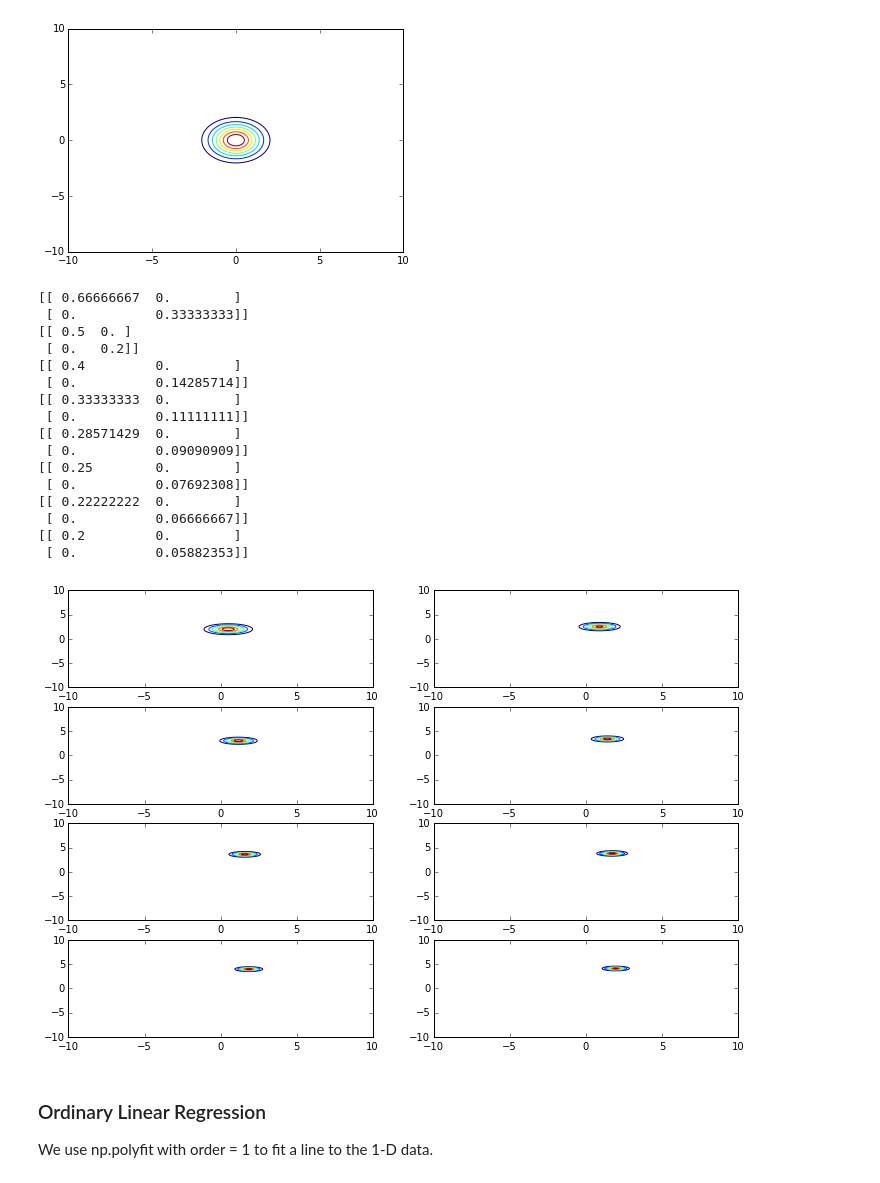
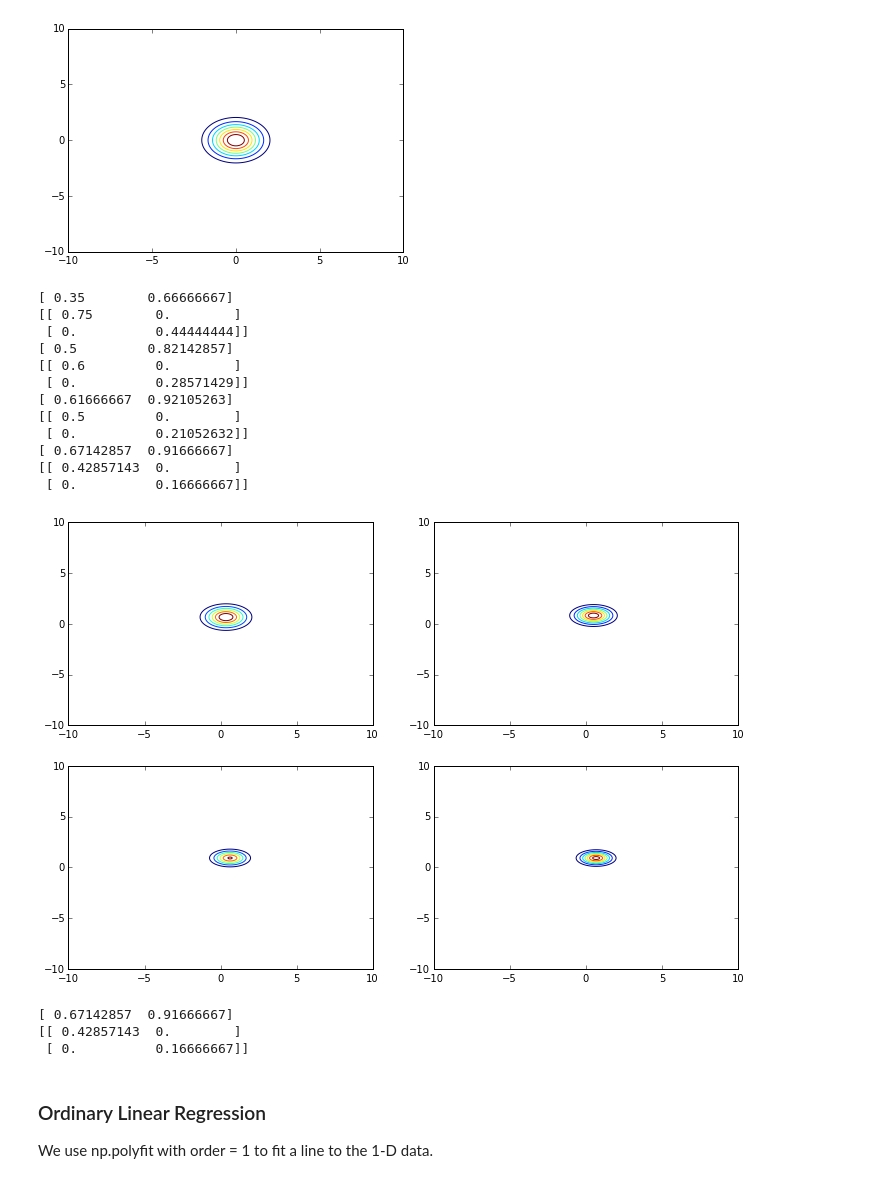
Before and after one commit to ubdsgroup/mlcourse-ub-notebooks, a Jupyter notebook: notebooks/LinearSystems.ipynb, the cells around one changed output. Drawn from its saved outputs; the diff is of its cells as text; code cells hidden in the pictures.

```diff
--- a/notebooks/LinearSystems.ipynb
+++ b/notebooks/LinearSystems.ipynb
@@ -24,42 +25,51 @@ pltcontour(mu0,sigma0)
 # %% [output]
 [figure]
 # %%
-# observe first noisy observation
 muy = mu0
 sigmay = sigma0
-xs = [[1,1],[1.2,0.8],[1.1,1.2],[1.2,1.3],[1,1],[1,1],[1,1],[1,1]]
-sigmax = [[2,0],[0,0.5]]
+# noisy observations
+#xs = [[1,1],[1.2,0.8],[1.1,1.2],[1.2,1.3],[1,1],[1,1],[1,1],[1,1]]
+xs = [[1.4,1.2],[1.1,1.1],[1.2,1.2],[1.0,0.9]]
+# sensor error covariance
+sigmax = [[3,0],[0,0.8]]
 # compute posterior for y
 i = 1
 fig = plt.figure(figsize=[12,8])
 for x in xs:
     x = np.array(x)
     sigmay_post = np.linalg.inv(np.linalg.inv(sigmay) + np.linalg.inv(sigmax))
-    muy_post = np.dot(sigmay,np.dot(np.linalg.inv(sigmax),x) + np.dot(np.linalg.inv(sigmay),muy))
+    muy_post = np.dot(sigmay_post,np.dot(np.linalg.inv(sigmax),x) + np.dot(np.linalg.inv(sigmay),muy))
     muy = muy_post
     sigmay = sigmay_post
+    print muy
     print sigmay
-    plt.subplot(4,2,i)
+    plt.subplot(len(xs)/2,2,i)
     i = i + 1
     pltcontour(muy,sigmay)
 # %% [output]
-[[ 0.66666667  0.        ]
- [ 0.          0.33333333]]
-[[ 0.5  0. ]
- [ 0.   0.2]]
-[[ 0.4         0.        ]
- [ 0.          0.14285714]]
-[[ 0.33333333  0.        ]
- [ 0.          0.11111111]]
-[[ 0.28571429  0.        ]
- [ 0.          0.09090909]]
-[[ 0.25        0.        ]
- [ 0.          0.07692308]]
-[[ 0.22222222  0.        ]
- [ 0.          0.06666667]]
-[[ 0.2         0.        ]
- [ 0.          0.05882353]]
+[ 0.35        0.66666667]
+[[ 0.75        0.        ]
+ [ 0.          0.44444444]]
+[ 0.5         0.82142857]
+[[ 0.6         0.        ]
+ [ 0.          0.28571429]]
+[ 0.61666667  0.92105263]
+[[ 0.5         0.        ]
+ [ 0.          0.21052632]]
+[ 0.67142857  0.91666667]
+[[ 0.42857143  0.        ]
+ [ 0.          0.16666667]]
-[figure, old version]
+[figure, new version]
+# %%
+# We can also do this in a one shot approach by using all of the observations at once -- with the same result as before
+sigmay_post = np.linalg.inv(np.linalg.inv(sigma0) + len(xs)*np.linalg.inv(sigmax))
+muy_post = np.dot(sigmay_post,len(xs)*np.dot(np.linalg.inv(sigmax),np.mean(np.array(xs),axis=0))+np.dot(np.linalg.inv(sigma0),mu0))
+print muy_post
+print sigmay_post
+# %% [output]
+[ 0.67142857  0.91666667]
+[[ 0.42857143  0.        ]
+ [ 0.          0.16666667]]
 # %% [markdown]
 ### Ordinary Linear Regression
 We use np.polyfit with order = 1 to fit a line to the 1-D data.
```
Also changed, not shown: parts of 18 cells of this notebook.
